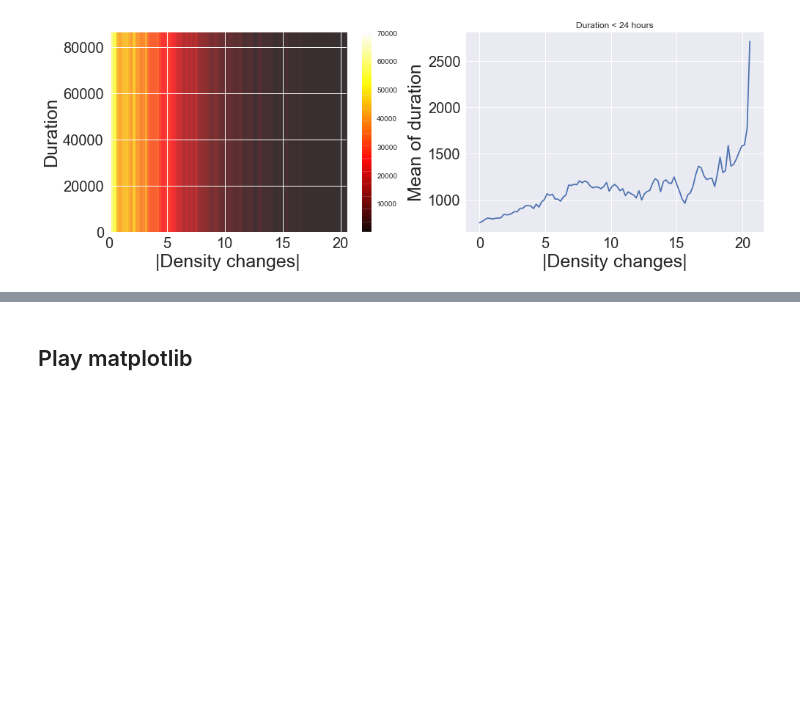
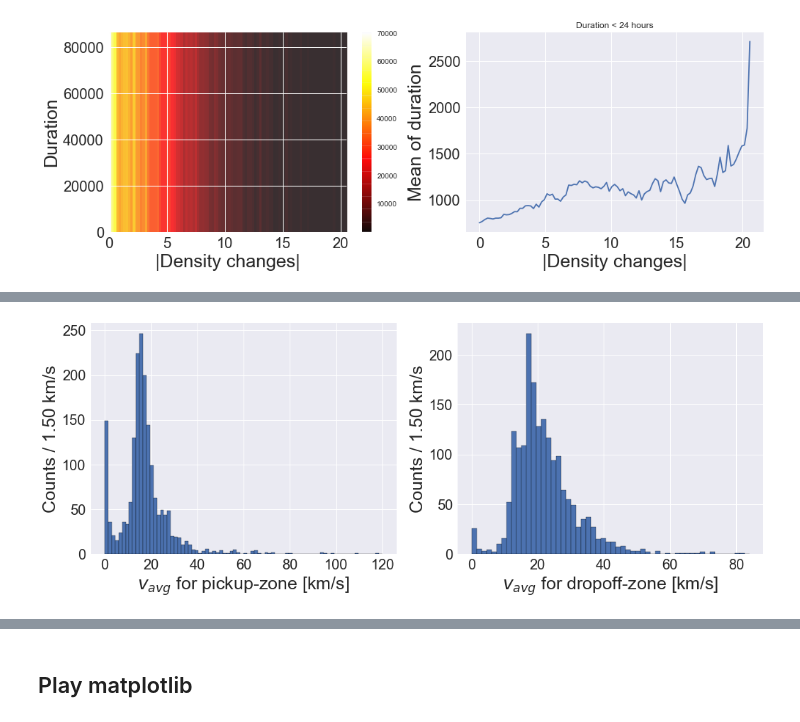
Before and after one commit to yennanliu/NYC_Taxi_Trip_Duration, a Jupyter notebook: notebook/EDA_jtsai_DensPixels.ipynb, the cells around one changed output, grey strips where cells are left out. Cells and saved outputs as stored; diff of their text form; code cells hidden in the pictures; blank space fills up the shorter version.

```diff
--- a/notebook/EDA_jtsai_DensPixels.ipynb
+++ b/notebook/EDA_jtsai_DensPixels.ipynb
@@ -560,0 +574,9 @@ df.to_csv('../data/train_eda_density.csv', index=False)
+# %%
+df_cut = df[(df_v < 120) & (df_v > 0)]
+# %%
+df_avg_v = pd.DataFrame( data=df_cut.groupby(['pick_pixel']).mean()['speed'].values, columns=['pick_pixel_v'] )
+df_avg_v['drop_pixel_v'] = pd.DataFrame( df_cut.groupby(['drop_pixel']).mean()['speed'].values )
+df_avg_v['pixel']        = pd.DataFrame( df_cut.groupby(['pick_pixel']).mean().index.values )
+df_avg_v['x']            = (df_avg_v['pixel']/100).astype(int)
+df_avg_v['y']            = (df_avg_v['pixel']%100).astype(int)
+df_avg_v.head()
@@ -560,0 +590,9 @@ df.to_csv('../data/train_eda_density.csv', index=False)
+# %%
+fig = plt.figure(figsize=(17,6))
+fig.add_subplot(1,2,1)
+make_hist(df_avg_v['pick_pixel_v'], binw=1.5, xlabel='$v_{avg}$ for pickup-zone', xunit='km/s')
+fig.add_subplot(1,2,2)
+make_hist(df_avg_v['drop_pixel_v'], binw=1.5, xlabel='$v_{avg}$ for dropoff-zone', xunit='km/s')
+plt.show()
+# %% [output]
+[figure, added]
```
Also changed, not shown: parts of 28 cells of this notebook.
